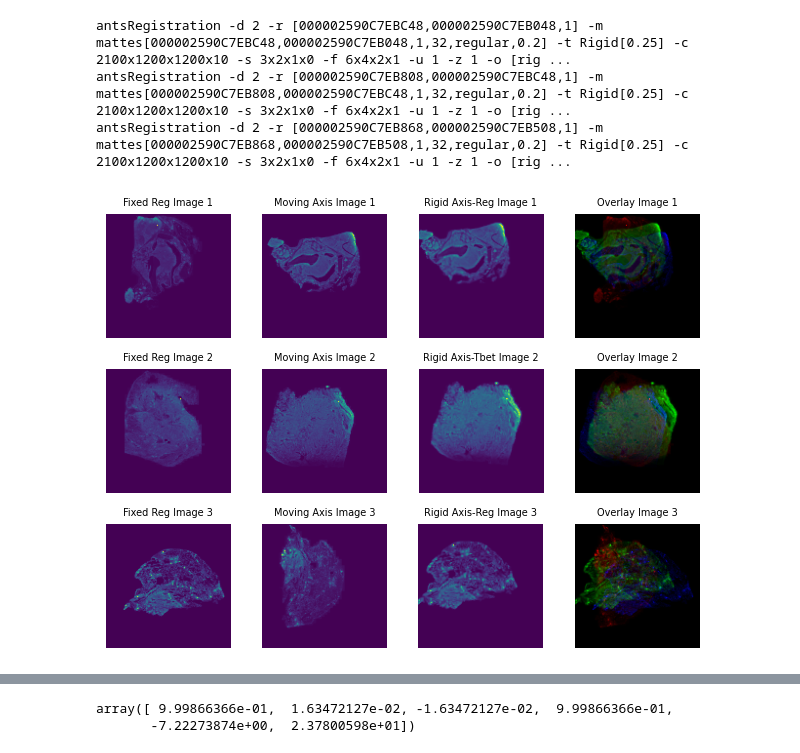
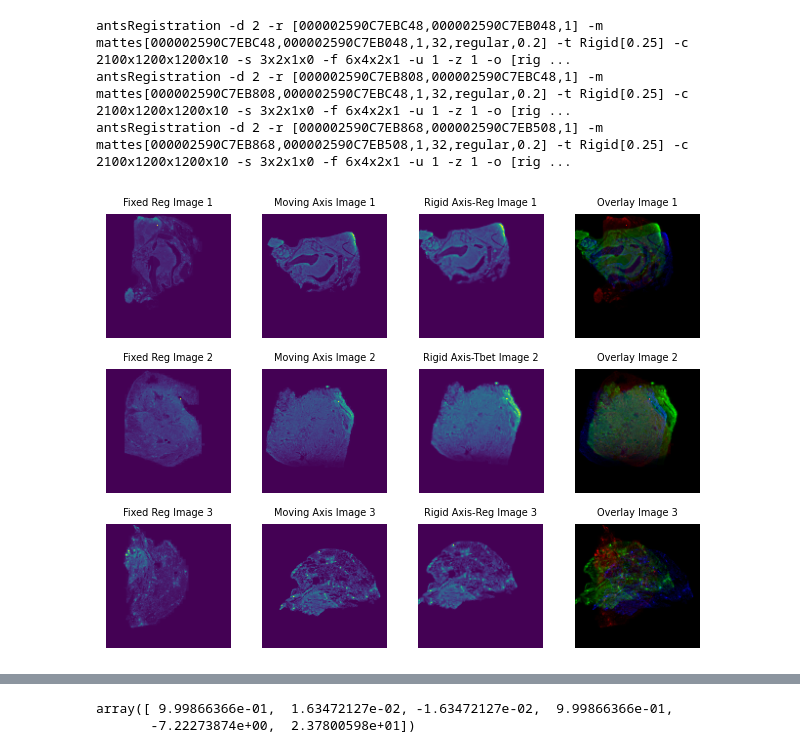
Before and after one commit to Olamiknight/WSIFIR, a Jupyter notebook: Rigid_Reg.ipynb, the cells around one changed output, grey strips where cells are left out. Saved outputs shown, nothing was run; the diff lists cells and outputs as text; code cells hidden in the pictures.

```diff
--- a/Rigid_Reg.ipynb
+++ b/Rigid_Reg.ipynb
@@ -459,7 +459,7 @@ plt.title(f'Moving Axis Image 1', fontsize=7)
 plt.axis('off')
 
 plt.subplot(3,4,3)
-plt.imshow(rigid_transformed_image_1.numpy())
+plt.imshow(rigid_result_1['warpedmovout'].numpy())
 plt.title('Rigid Axis-Reg Image 1', fontsize=7)
 plt.axis('off')
 
@@ -467,7 +467,7 @@ plt.axis('off')
 plt.subplot(3, 4, 4)
 fixed_1 = exposure.rescale_intensity(reg_image_cropped_ants_1_padded.numpy(), out_range=(0, 1))
 moving_1 = exposure.rescale_intensity(axis_image_cropped_ants_1_padded.numpy(), out_range=(0, 1))
-registered_1 = exposure.rescale_intensity(rigid_transformed_image_1.numpy(), out_range=(0, 1))
+registered_1 = exposure.rescale_intensity(rigid_result_1['warpedmovout'].numpy(), out_range=(0, 1))
 overlay_1 = np.stack([fixed_1, registered_1, moving_1], axis=-1)  # Red for fixed, Blue for moving. Green for registered
 plt.imshow(overlay_1)
 plt.title('Overlay Image 1', fontsize=7)
@@ -484,7 +484,7 @@ plt.title(f'Moving Axis Image 2', fontsize=7)
 plt.axis('off')
 
 plt.subplot(3,4,7)
-plt.imshow(rigid_transformed_image_2.numpy())
+plt.imshow(rigid_result_2['warpedmovout'].numpy())
 plt.title('Rigid Axis-Tbet Image 2', fontsize=7)
 plt.axis('off')
 
@@ -492,43 +492,43 @@ plt.axis('off')
 plt.subplot(3, 4, 8)
 fixed_2 = exposure.rescale_intensity(reg_image_cropped_ants_2_padded.numpy(), out_range=(0, 1))
 moving_2 = exposure.rescale_intensity(axis_image_cropped_ants_2_padded.numpy(), out_range=(0, 1))
-registered_2 = exposure.rescale_intensity(rigid_transformed_image_2.numpy(), out_range=(0, 1))
+registered_2 = exposure.rescale_intensity(rigid_result_2['warpedmovout'].numpy(), out_range=(0, 1))
 overlay_2 = np.stack([fixed_2, registered_2,  moving_2], axis=-1)  # Red for fixed, Blue for moving, Green for registered
 plt.imshow(overlay_2)
 plt.title('Overlay Image 2', fontsize=7)
 plt.axis('off')
 
 
 
 plt.subplot(3,4,9)
-plt.imshow(axis_image_cropped_ants_3_padded.numpy())
+plt.imshow(reg_image_cropped_ants_3_padded.numpy())
 plt.title(f'Fixed Reg Image 3', fontsize=7)
 plt.axis('off')
 
 plt.subplot(3,4,10)
-plt.imshow(reg_image_cropped_ants_3_padded.numpy())
+plt.imshow(axis_image_cropped_ants_3_padded.numpy())
 plt.title(f'Moving Axis Image 3', fontsize=7)
 plt.axis('off')
 
 plt.subplot(3,4,11)
-plt.imshow(rigid_transformed_image_3.numpy())
+plt.imshow(rigid_result_3['warpedmovout'].numpy())
 plt.title('Rigid Axis-Reg Image 3',fontsize=7)
 plt.axis('off')
 
 # Overlay for the third image
 plt.subplot(3,4,12)
 fixed_3 = exposure.rescale_intensity(reg_image_cropped_ants_3_padded.numpy(), out_range=(0, 1))
 moving_3 = exposure.rescale_intensity(axis_image_cropped_ants_3_padded.numpy(), out_range=(0, 1))
-registered_3 = exposure.rescale_intensity(rigid_transformed_image_3.numpy(), out_range=(0, 1))
+registered_3 = exposure.rescale_intensity(rigid_result_3['warpedmovout'].numpy(), out_range=(0, 1))
 overlay_3 = np.stack([fixed_3,registered_3, moving_3], axis=-1)  # Red for fixed, Blue for moving, Green for registered
 plt.imshow(overlay_3)
 plt.title('Overlay Image 3', fontsize=7)
 plt.axis('off')
 
 plt.tight_layout()
 plt.show()
 # %% [output]
-[figure, old version]
+[figure, new version]
 # %%
 #View image metadata
 
```
Also changed, not shown: parts of 22 cells of this notebook, 3 other files.
